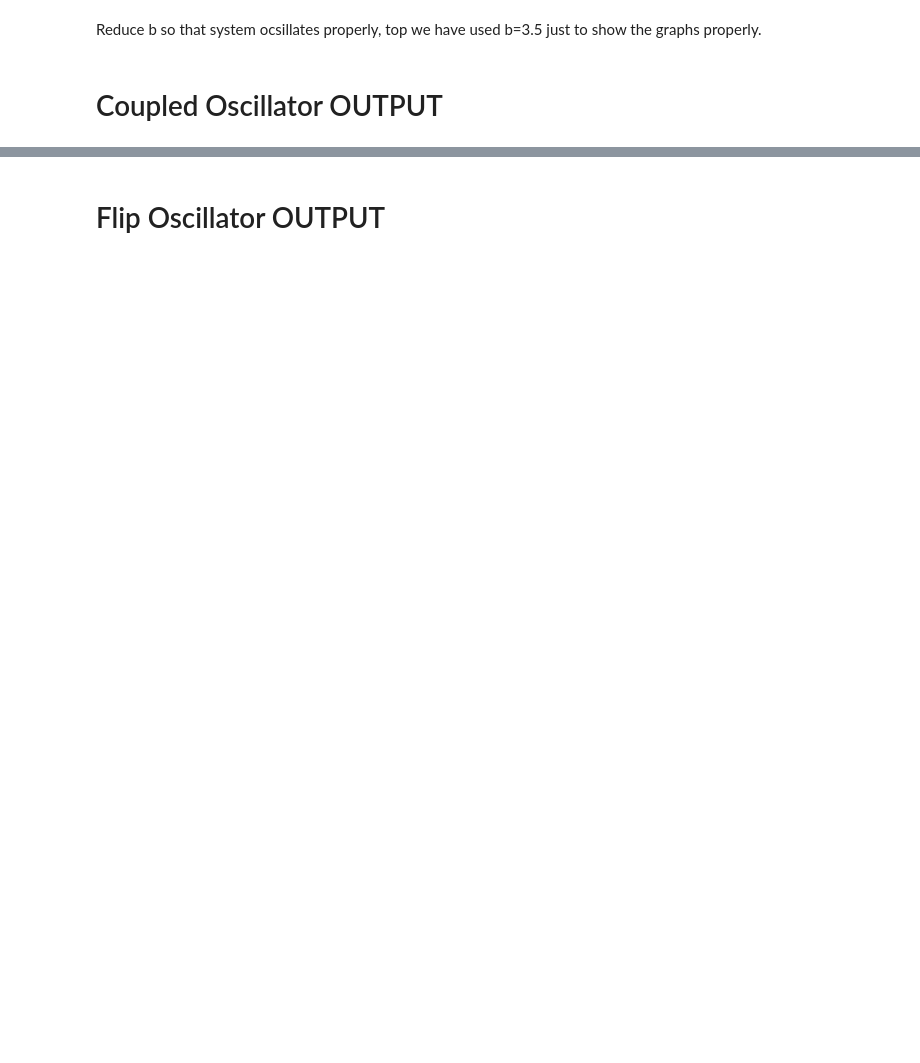
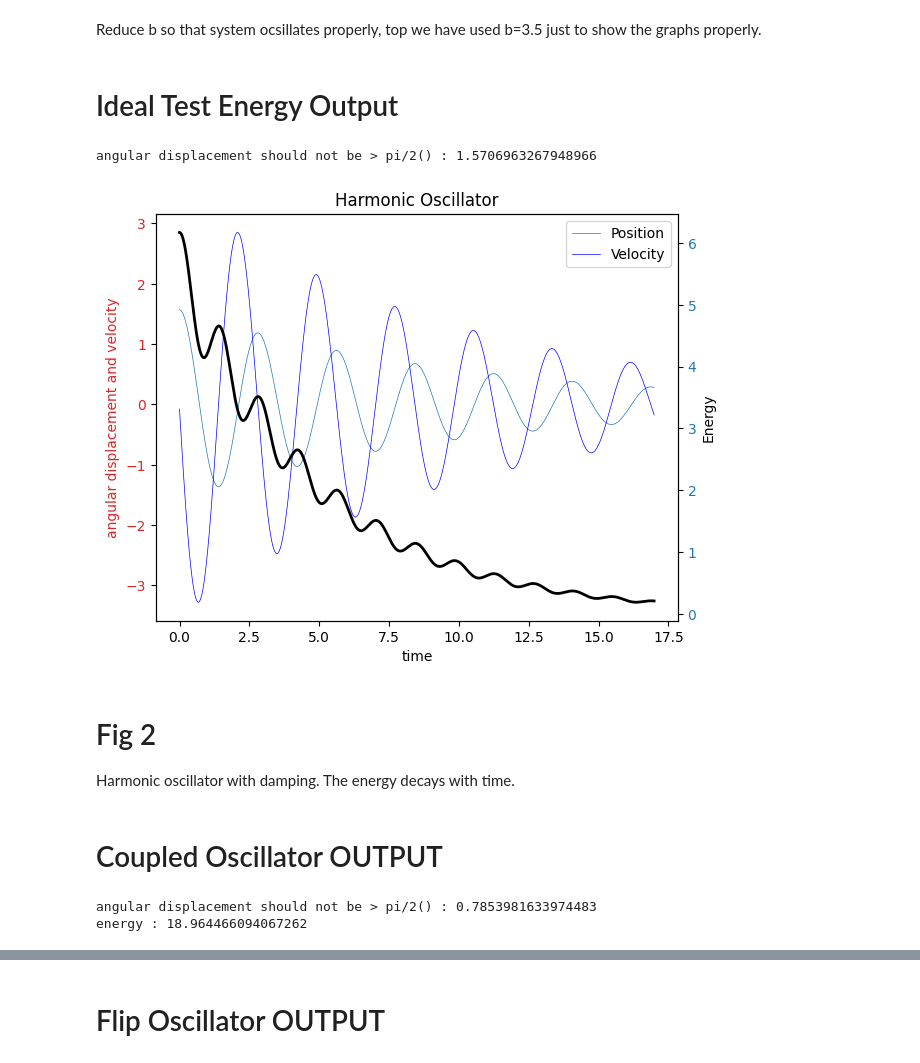
Before and after one commit to ShounakDas101/multibody, a Jupyter notebook: flip_mind_ODE.ipynb, the cells around one changed output, grey strips where cells are left out. Saved outputs shown, nothing was run; the diff lists cells and outputs as text; code cells hidden in the pictures; blank space fills up the shorter version.

```diff
--- a/flip_mind_ODE.ipynb
+++ b/flip_mind_ODE.ipynb
@@ -76,11 +96,13 @@ plt.grid(True)
 # %% [markdown]
 Reduce b so that system ocsillates properly, top we have used b=3.5 just to show the graphs properly.
+# %% [markdown]
+# Ideal Test Energy Output
 # %%
 I=1.0
 a=5.0
 w2=a/I # it is actually square of angular frequency
 f=0.3  # it should be a fraction
-b=0.1
+b=0.2
 c=2.0
 
 N=8
@@ -88,4 +110,7 @@ k=1.38 # boltzmann constant, actual value is 1.380649E-23 Joules/Kelin
 T=3    # actual value 300K (at room temp)
 KE=0.5*I*w2
 U = 15+KE
-Amp=math.sqrt(a)
+Amp=0.5*np.pi - 0.0001
+print("angular displacement should not be > pi/2() :",Amp)
+# %% [output]
+angular displacement should not be > pi/2() : 1.5706963267948966
@@ -97,0 +117,7 @@ def flip_osc(x, t):
+# %%
+def test_osc(x,t):
+    if   x[0] > 0.5*np.pi:
+        x[0]=0.5*np.pi - x[0]
+    elif x[0]< -0.5*np.pi:
+        x[0]=x[0] - 0.5*np.pi
+    return [x[1], -a*x[0] -b*x[1]]
@@ -98,2 +151,27 @@ def flip_osc(x, t):
+# %%
+from matplotlib import colors
+fig, ax1 = plt.subplots()
+
+color = 'tab:red'
+ax1.set_xlabel('time')
+ax1.set_ylabel('angular displacement and velocity', color=color)
+ax1.plot(time_array, posi_array, time_array, velo_array,  'blue', linewidth = 0.5)
+ax1.tick_params(axis='y', labelcolor=color)
+ax1.legend(['Position', 'Velocity'])
+ax2 = ax1.twinx()  # instantiate a second axes that shares the same x-axis
+
+color = 'tab:blue'
+ax2.set_ylabel('Energy', color='black')  # we already handled the x-label with ax1
+ax2.plot(time_array, enrg_array, color='black',linewidth = 2.0)
+ax2.tick_params(axis='y', labelcolor=color)
+#ax2.legend(['Energy'])
+fig.tight_layout()  # otherwise the right y-label is slightly clipped
+plt.title("Harmonic Oscillator")
+plt.show()
+# %% [output]
+[figure, added]
+# %% [markdown]
+# Fig 2
+Harmonic oscillator with damping. The energy decays with time.
 # %% [markdown]
 # Coupled Oscillator OUTPUT
@@ -100,2 +186,23 @@ def flip_osc(x, t):
+# %%
+I=1.0
+a=5.0
+w2=a/I # it is actually square of angular frequency
+f=0.1  # it should be a fraction
+b=0.1
+c=2.0
+
+N=8
+k=1.38 # boltzmann constant, actual value is 1.380649E-23 Joules/Kelin
+T=3    # actual value 300K (at room temp)
+KE=0.5*I*w2
+U = 15+KE
+theta=45*np.pi/180
+omega = 0
+print("angular displacement should not be > pi/2() :",theta)
+energy_value= U + 0.5*I*omega*omega + a*(1-np.cos(theta)) +  f*a*(1-np.cos(N*theta)) - 0.5*b*omega*omega
+print("energy :", energy_value )
+# %% [output]
+angular displacement should not be > pi/2() : 0.7853981633974483
+energy : 18.964466094067262
 # %%
 # Next, we create an array of the desired times for the solution.
```
Also changed, not shown: parts of 40 cells of this notebook.
